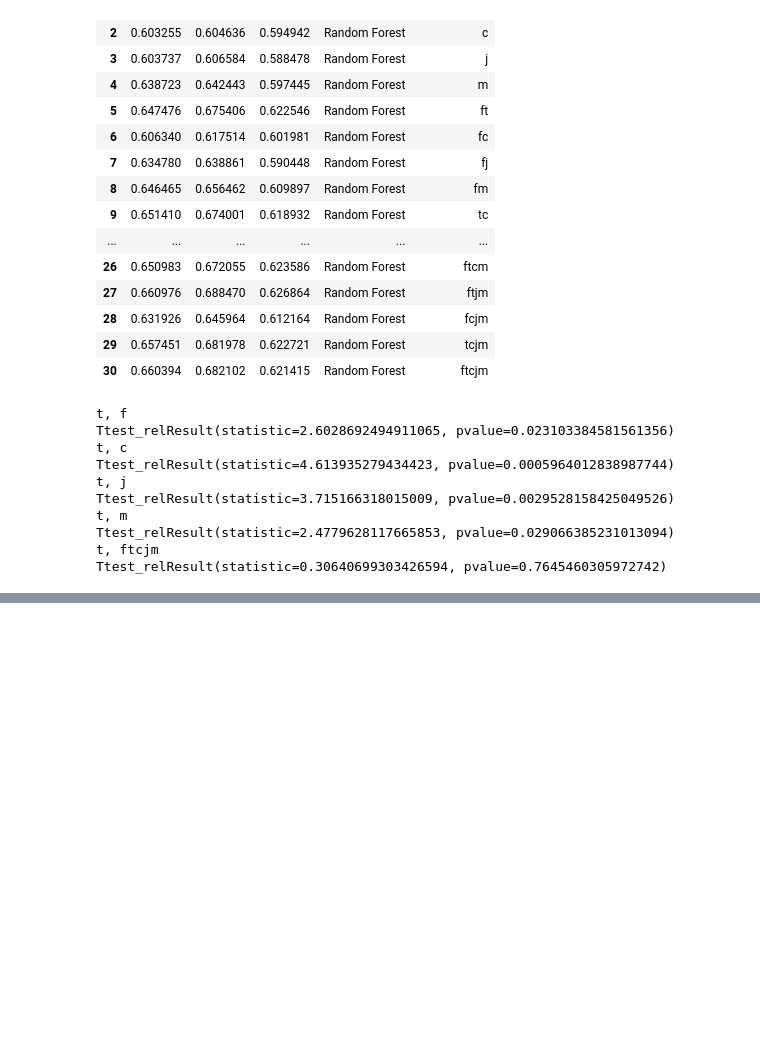
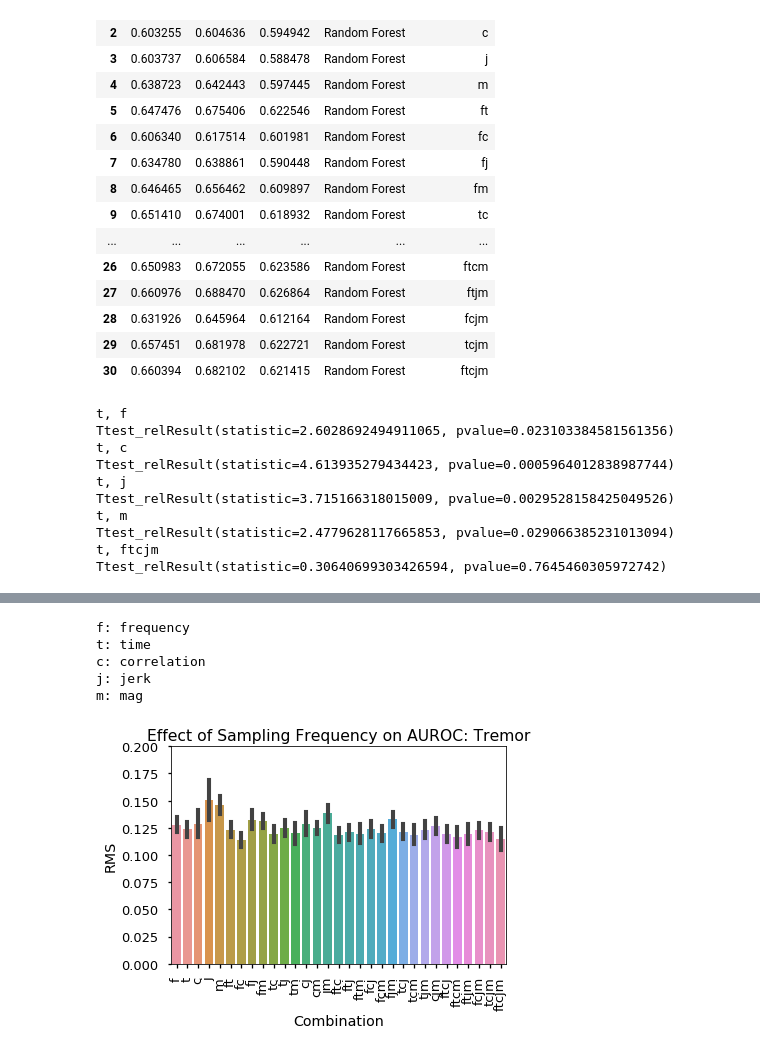
Before and after one commit to sanjeev-tv/CIS-PD, a Jupyter notebook: FeaturesAnalysis.ipynb, the cells around one changed output, grey strips where cells are left out. Saved outputs shown, nothing was run; the diff lists cells and outputs as text; code cells hidden in the pictures; blank space fills up the shorter version.

```diff
--- a/FeaturesAnalysis.ipynb
+++ b/FeaturesAnalysis.ipynb
@@ -601,10 +585,10 @@ array([0.68705906, 0.72402392, 0.75870264, 0.74647926, 0.66777001,
 # %%
-x = results_tremor[1]['Random Forest']['auroc']
-x.remove(np.nan)
+x = np.array(results_tremor[1]['Random Forest']['auroc'])
+x = x[~np.isnan(x)]
 for featgroup in [0,2,3,4,30]:
     print('t, %s'%tremor_res_all.iloc[featgroup]['Combination'])
-    y = results_tremor[featgroup]['Random Forest']['auroc']
-    y.remove(np.nan)
+    y = np.array(results_tremor[featgroup]['Random Forest']['auroc'])
+    y = y[~np.isnan(x)]
     print(stats.ttest_rel(x,y))
 # %% [output]
 t, f
@@ -617,3 +601,11 @@ t, m
 Ttest_relResult(statistic=-0.7037784264782391, pvalue=0.4961986246578832)
 t, ftcjm
 Ttest_relResult(statistic=-3.21763211895602, pvalue=0.008193510905407165)
+# %%
+x = np.array(results_tremor[4]['Random Forest']['auroc'])
+x = x[~np.isnan(x)]
+for featgroup in [0,1,2,3,30]:
+    print('m, %s'%tremor_res_all.iloc[featgroup]['Combination'])
+    y = np.array(results_tremor[featgroup]['Random Forest']['auroc'])
+    y = y[~np.isnan(x)]
+    print(stats.ttest_rel(x,y))
@@ -767,0 +773,6 @@ Ttest_relResult(statistic=0.30640699303426594, pvalue=0.7645460305972742)
+# %%
+featdict = {'freq':['Dom_freq','Pdom_rel','PSD_mean','PSD_std','PSD_skew','PSD_kur'],
+            'time':['RMSX','RMSY','RMSZ','rangeX','rangeY','rangeZ','meanX','meanY','meanZ','varX','varY','varZ','skewX','skewY','skewZ','kurtX','kurtY','kurtZ','Sen_X','Sen_Y','Sen_Z'],
+            'corr':['xcorr_peakXZ','xcorr_peakYZ','xcor_peakXY','xcorr_lagXZ','xcorr_lagYZ','xcorr_lagXY'],
+            'jerk':['jerk_mean','jerk_std','jerk_skew','jerk_kur'],
+            'mag' :['RMS_mag','range_mag','mean_mag','var_mag','skew_mag','kurt_mag','Sen_mag']}
@@ -767,0 +801,4 @@ Ttest_relResult(statistic=0.30640699303426594, pvalue=0.7645460305972742)
+# %%
+data = pd.read_csv('Z:CIS-PD Study\\Downsample\\Accel Data 62.5Hz.csv')
+data = data[(data.Subject!=1020) & (data.Subject!=1030)]
+info = ['Subject','Visit','Task','Bradykinesia','Tremor']
@@ -767,0 +911,20 @@ Ttest_relResult(statistic=0.30640699303426594, pvalue=0.7645460305972742)
+# %%
+groups = results_tremor['Combination']
+RMS = results_tremor['RMS']
+sns.barplot(groups,RMS,ci='sd')
+ax=plt.xticks(rotation=90)
+plt.ylim([0,0.20])
+plt.title('Effect of Sampling Frequency on AUROC: Tremor')
+plt.savefig('Results/Downsample/MulticlassSensorTremor.png',format='png',dpi=1000)
+print('f: frequency')
+print('t: time')
+print('c: correlation')
+print('j: jerk')
+print('m: mag')
+# %% [output]
+f: frequency
+t: time
+c: correlation
+j: jerk
+m: mag
+[figure, added]
```
Also changed, not shown: parts of 23 cells of this notebook.
